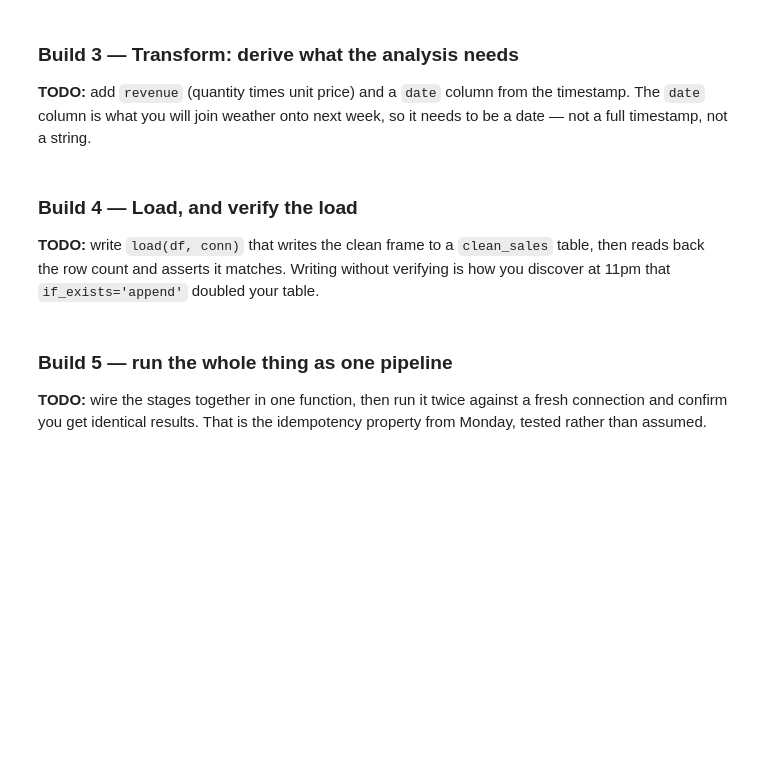
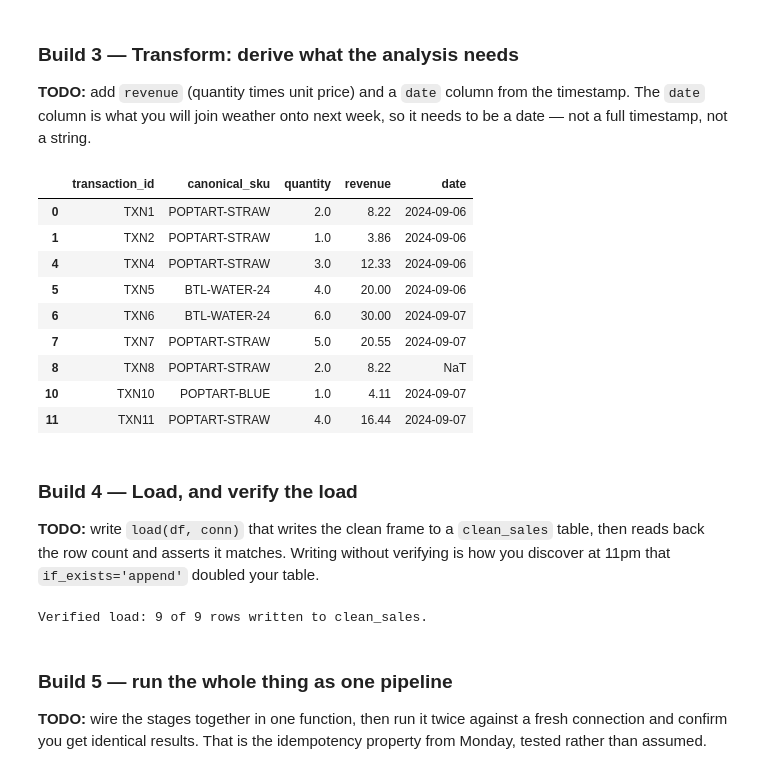
Before and after one commit to ishanallasanagala/ds2002-fa26, a Jupyter notebook: notebooks/05-etl-walmart/2026-10-14 — Mini-ETL on Walmart Sample — Studio.ipynb, the cells around one changed output. Drawn from its saved outputs; the diff is of its cells as text; code cells hidden in the pictures; blank space fills up the shorter version.

```diff
--- a/notebooks/05-etl-walmart/2026-10-14 — Mini-ETL on Walmart Sample — Studio.ipynb
+++ b/notebooks/05-etl-walmart/2026-10-14 — Mini-ETL on Walmart Sample — Studio.ipynb
@@ -74,10 +87,26 @@ It must not modify the frame passed in. Print a before/after row count.
 def transform_types(df):
     out = df.copy()
     # TODO: dedupe
+    out = out.drop_duplicates()
+
     # TODO: unit_price -> float
+    out['unit_price'] = out['unit_price'].astype(str).str.replace('$', '', regex=False).astype(float)
+
     # TODO: quantity -> numeric, then your decision on null / negative
+    # Decision: coerce to numeric and drop rows with null or negative/zero quantities
+    # so unfulfilled or return rows do not distort positive unit demand.
+    out['quantity'] = pd.to_numeric(out['quantity'], errors='coerce')
+    out = out[out['quantity'] > 0]
+
     # TODO: store_id -> one consistent format
+    out['store_id'] = (out['store_id'].str.strip()
+                       .str.upper()
+                       .str.replace(' ', '-', regex=False)
+                       .str.replace('_', '-', regex=False))
+
     # TODO: timestamp -> datetime, errors='coerce', format='mixed'
+    out['timestamp'] = pd.to_datetime(out['timestamp'], errors='coerce', format='mixed')
+
     return out
 
 typed = transform_types(raw)
@@ -94,14 +135,25 @@ Then print units per canonical SKU and confirm the total quantity did not change
 # %%
 CANON = {
     # TODO: map the strawberry Pop-Tart SKUs to one value
+    'POPTART-STRAW': 'POPTART-STRAW',
+    'SKU#459812': 'POPTART-STRAW',
+    'PT-12': 'POPTART-STRAW',
+    'PT-STRAW': 'POPTART-STRAW',      # Check TXN2/3/5/12 in your RAW string to confirm this 4th SKU name
     # TODO: map the two bottled water SKUs to one value
+    'BTL-WATER-24': 'BTL-WATER-24',
+    'WATER-24': 'BTL-WATER-24',
 }
 
 def consolidate(df):
     out = df.copy()
     # TODO: out['canonical_sku'] = ...  (keep unmapped SKUs as themselves)
+    out['canonical_sku'] = out['sku'].map(CANON).fillna(out['sku'])
     return out
 
 consolidated = consolidate(typed)
+
 # TODO: assert total quantity is unchanged from `typed`
+assert consolidated['quantity'].sum() == typed['quantity'].sum(), "Total quantity changed!"
+
 # TODO: print units per canonical_sku
+print(consolidated.groupby('canonical_sku')['quantity'].sum())
@@ -114,12 +172,26 @@ consolidated = consolidate(typed)
 # %%
 def derive(df):
     out = df.copy()
     # TODO: revenue
+    out['revenue'] = out['quantity'] * out['unit_price']
+
     # TODO: date (hint: .dt.date, or .dt.normalize() to keep it a datetime)
+    out['date'] = out['timestamp'].dt.normalize()
     return out
 
 enriched = derive(consolidated)
 enriched[['transaction_id', 'canonical_sku', 'quantity', 'revenue', 'date']]
+# %% [output]
+|  | transaction_id | canonical_sku | quantity | revenue | date |
+| 0 | TXN1 | POPTART-STRAW | 2.0 | 8.22 | 2024-09-06 |
+| 1 | TXN2 | POPTART-STRAW | 1.0 | 3.86 | 2024-09-06 |
+| 4 | TXN4 | POPTART-STRAW | 3.0 | 12.33 | 2024-09-06 |
+| 5 | TXN5 | BTL-WATER-24 | 4.0 | 20.00 | 2024-09-06 |
+| 6 | TXN6 | BTL-WATER-24 | 6.0 | 30.00 | 2024-09-07 |
+| 7 | TXN7 | POPTART-STRAW | 5.0 | 20.55 | 2024-09-07 |
+| 8 | TXN8 | POPTART-STRAW | 2.0 | 8.22 | NaT |
+| 10 | TXN10 | POPTART-BLUE | 1.0 | 4.11 | 2024-09-07 |
+| 11 | TXN11 | POPTART-STRAW | 4.0 | 16.44 | 2024-09-07 |
 # %% [markdown]
 ### Build 4 — Load, and verify the load
 
@@ -127,12 +199,19 @@ enriched[['transaction_id', 'canonical_sku', 'quantity', 'revenue', 'date']]
 # %%
 def load(df, conn, table='clean_sales'):
     # TODO: df.to_sql(...) with index=False and if_exists='replace'
+    df.to_sql(table, conn, index=False, if_exists='replace')
+
     # TODO: read back COUNT(*) and assert it equals len(df)
+    count = pd.read_sql_query(f'SELECT COUNT(*) AS n FROM {table}', conn)['n'][0]
+    assert count == len(df), f'expected {len(df)} rows, got {count}'
+
     # TODO: print confirmation
-    pass
+    print(f'Verified load: {count} of {len(df)} rows written to {table}.')
 
 conn = sqlite3.connect(':memory:')
 load(enriched, conn)
+# %% [output]
+Verified load: 9 of 9 rows written to clean_sales.
 # %% [markdown]
 ### Build 5 — run the whole thing as one pipeline
 
```
Also changed, not shown: parts of 8 cells of this notebook.
